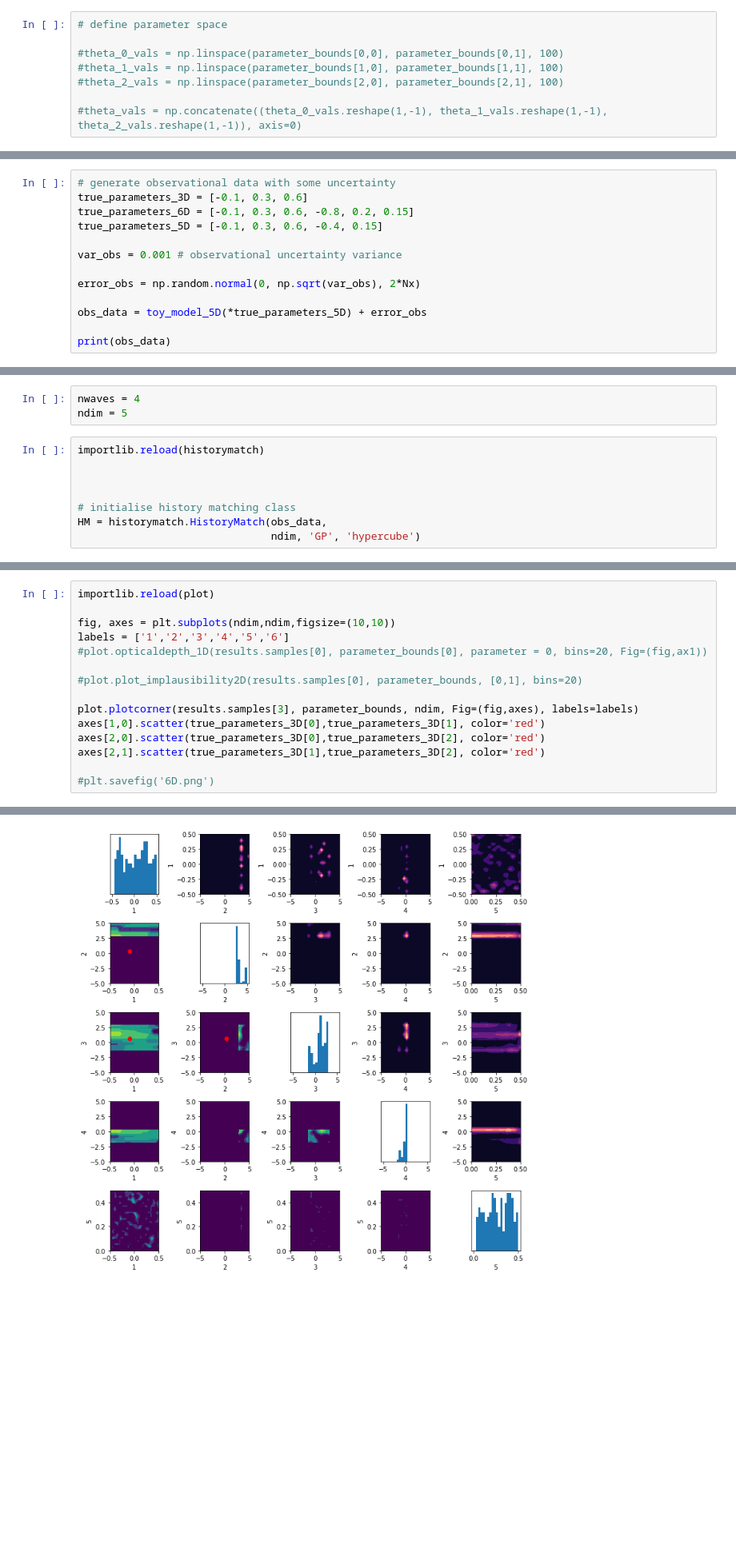
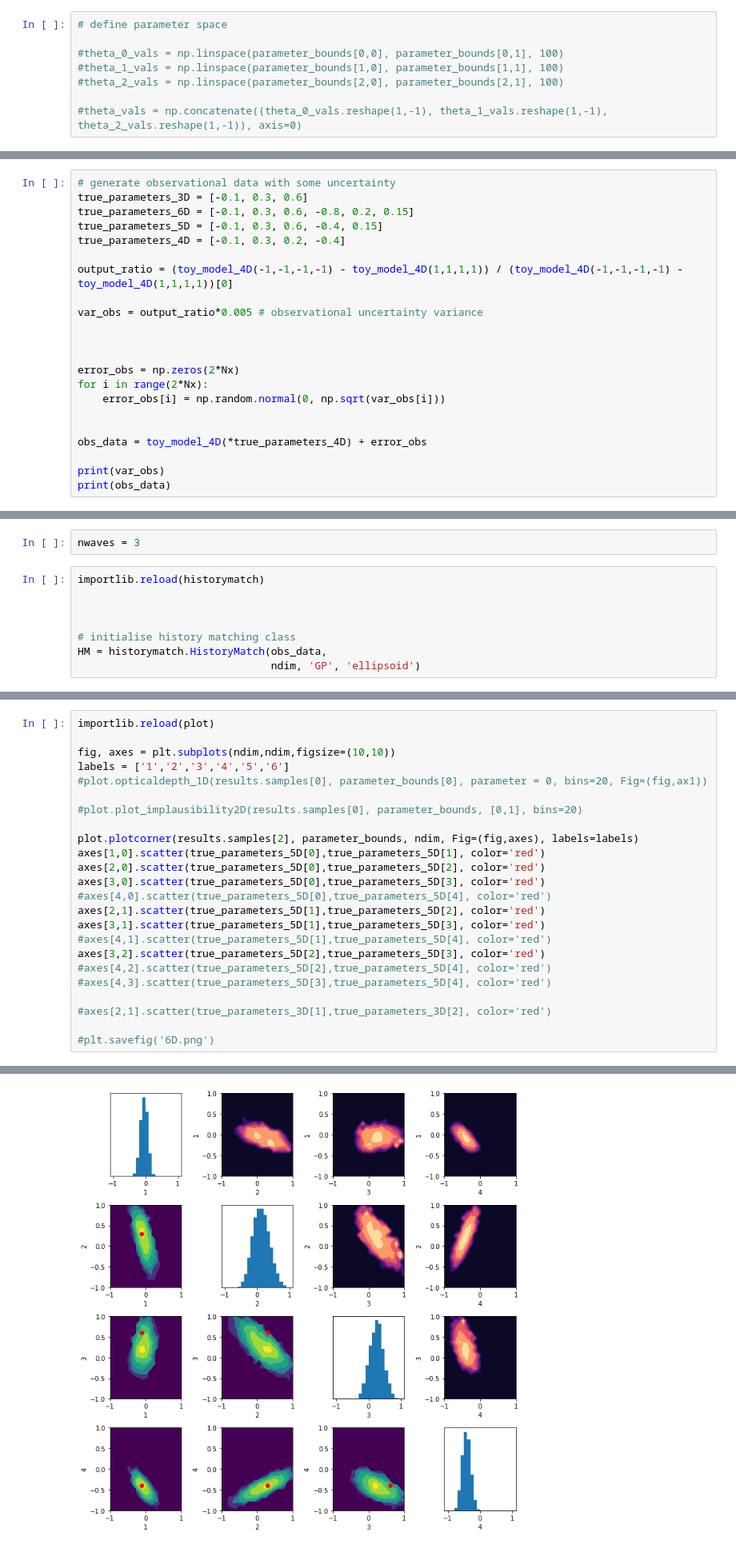
Before and after one commit to elliemay481/HistoryMatching, a Jupyter notebook: historymatch/PackageTest_HighD.ipynb, the cells around one changed output, grey strips where cells are left out. Shown: that part at 80% size. Saved outputs shown, nothing was run; the diff lists cells and outputs as text; blank space fills up the shorter version.

Commit message:
Plot posteriors

```diff
--- a/historymatch/PackageTest_HighD.ipynb
+++ b/historymatch/PackageTest_HighD.ipynb
@@ -85,12 +102,21 @@ def toy_model_5D(theta_0, theta_1, theta_2, theta_3, theta_4):
 true_parameters_3D = [-0.1, 0.3, 0.6]
 true_parameters_6D = [-0.1, 0.3, 0.6, -0.8, 0.2, 0.15]
 true_parameters_5D = [-0.1, 0.3, 0.6, -0.4, 0.15]
+true_parameters_4D = [-0.1, 0.3, 0.2, -0.4]
 
-var_obs = 0.001 # observational uncertainty variance
+output_ratio = (toy_model_4D(-1,-1,-1,-1) - toy_model_4D(1,1,1,1)) / (toy_model_4D(-1,-1,-1,-1) - toy_model_4D(1,1,1,1))[0]
 
-error_obs = np.random.normal(0, np.sqrt(var_obs), 2*Nx)
+var_obs = output_ratio*0.005 # observational uncertainty variance
 
-obs_data = toy_model_5D(*true_parameters_5D) + error_obs
 
+
+error_obs = np.zeros(2*Nx)
+for i in range(2*Nx):
+    error_obs[i] = np.random.normal(0, np.sqrt(var_obs[i]))
+
+
+obs_data = toy_model_4D(*true_parameters_4D) + error_obs
+
+print(var_obs)
 print(obs_data)
 # %% [output]
@@ -101,6 +129,5 @@ print(obs_data)
-# %%
-nwaves = 4
-ndim = 5
+# %%
+nwaves = 3
 # %%
 importlib.reload(historymatch)
 
@@ -108,7 +135,7 @@ importlib.reload(historymatch)
 
 # initialise history matching class
 HM = historymatch.HistoryMatch(obs_data,
-                               ndim, 'GP', 'hypercube')
+                               ndim, 'GP', 'ellipsoid')
 # %%
 
 
@@ -146,21 +177,30 @@ print(end - start)
 # %%
 importlib.reload(plot)
 
 fig, axes = plt.subplots(ndim,ndim,figsize=(10,10))
 labels = ['1','2','3','4','5','6']
 #plot.opticaldepth_1D(results.samples[0], parameter_bounds[0], parameter = 0, bins=20, Fig=(fig,ax1))
 
 #plot.plot_implausibility2D(results.samples[0], parameter_bounds, [0,1], bins=20)
 
-plot.plotcorner(results.samples[3], parameter_bounds, ndim, Fig=(fig,axes), labels=labels)
-axes[1,0].scatter(true_parameters_3D[0],true_parameters_3D[1], color='red')
-axes[2,0].scatter(true_parameters_3D[0],true_parameters_3D[2], color='red')
-axes[2,1].scatter(true_parameters_3D[1],true_parameters_3D[2], color='red')
+plot.plotcorner(results.samples[2], parameter_bounds, ndim, Fig=(fig,axes), labels=labels)
+axes[1,0].scatter(true_parameters_5D[0],true_parameters_5D[1], color='red')
+axes[2,0].scatter(true_parameters_5D[0],true_parameters_5D[2], color='red')
+axes[3,0].scatter(true_parameters_5D[0],true_parameters_5D[3], color='red')
+#axes[4,0].scatter(true_parameters_5D[0],true_parameters_5D[4], color='red')
+axes[2,1].scatter(true_parameters_5D[1],true_parameters_5D[2], color='red')
+axes[3,1].scatter(true_parameters_5D[1],true_parameters_5D[3], color='red')
+#axes[4,1].scatter(true_parameters_5D[1],true_parameters_5D[4], color='red')
+axes[3,2].scatter(true_parameters_5D[2],true_parameters_5D[3], color='red')
+#axes[4,2].scatter(true_parameters_5D[2],true_parameters_5D[4], color='red')
+#axes[4,3].scatter(true_parameters_5D[3],true_parameters_5D[4], color='red')
+
+#axes[2,1].scatter(true_parameters_3D[1],true_parameters_3D[2], color='red')
 
 #plt.savefig('6D.png')
 # %% [output]
 <matplotlib.collections.PathCollection at 0x...>
-[figure, old version]
+[figure, new version]
 # %%
 def get_cov_ellipse(cov, centre, nstd, ax, color):
     """
```
Also changed, not shown: parts of 13 cells of this notebook, 16 other files.
